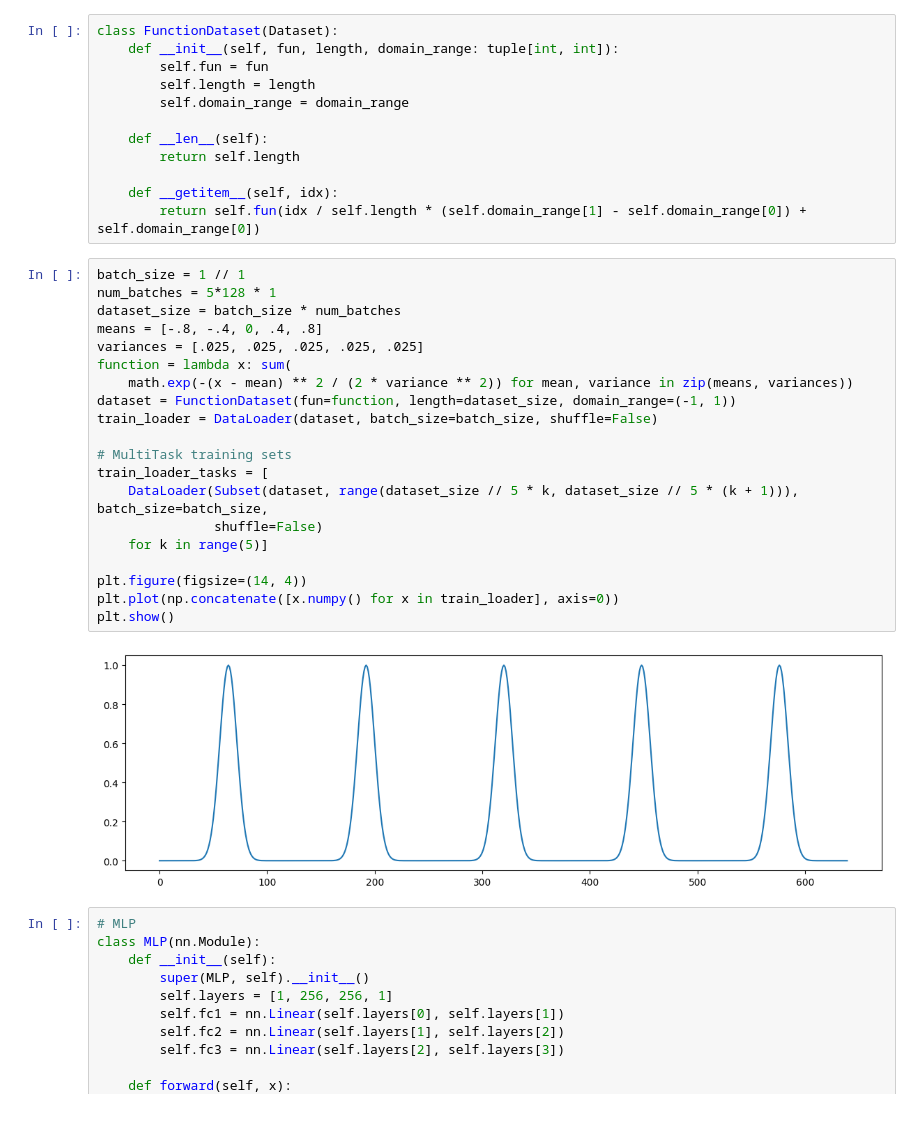
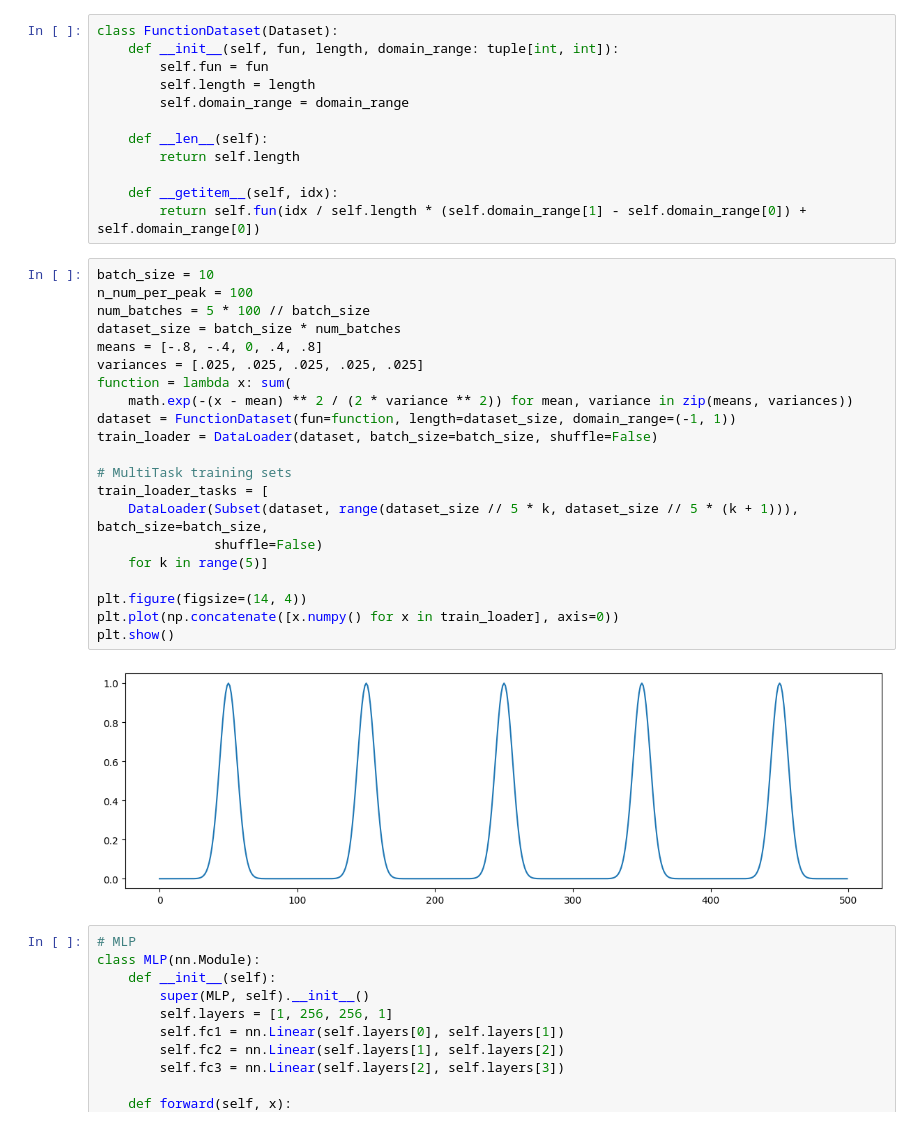
Before and after one commit to MrPio/KAN-Continual_Learning_tests, a Jupyter notebook: Is_EfficientKAN_good.ipynb, the cells around one changed output. Drawn from its saved outputs; the diff is of its cells as text.

```diff
--- a/Is_EfficientKAN_good.ipynb
+++ b/Is_EfficientKAN_good.ipynb
@@ -37,27 +37,28 @@ class FunctionDataset(Dataset):
     def __getitem__(self, idx):
         return self.fun(idx / self.length * (self.domain_range[1] - self.domain_range[0]) + self.domain_range[0])
 # %%
-batch_size = 1 // 1
-num_batches = 5*128 * 1
+batch_size = 10
+n_num_per_peak = 100
+num_batches = 5 * 100 // batch_size
 dataset_size = batch_size * num_batches
 means = [-.8, -.4, 0, .4, .8]
 variances = [.025, .025, .025, .025, .025]
 function = lambda x: sum(
     math.exp(-(x - mean) ** 2 / (2 * variance ** 2)) for mean, variance in zip(means, variances))
 dataset = FunctionDataset(fun=function, length=dataset_size, domain_range=(-1, 1))
 train_loader = DataLoader(dataset, batch_size=batch_size, shuffle=False)
 
 # MultiTask training sets
 train_loader_tasks = [
     DataLoader(Subset(dataset, range(dataset_size // 5 * k, dataset_size // 5 * (k + 1))), batch_size=batch_size,
                shuffle=False)
     for k in range(5)]
 
 plt.figure(figsize=(14, 4))
 plt.plot(np.concatenate([x.numpy() for x in train_loader], axis=0))
 plt.show()
 # %% [output]
-[figure, old version]
+[figure, new version]
 # %%
 # MLP
 class MLP(nn.Module):
```
Also changed, not shown: parts of 6 cells of this notebook, 1 other file.
